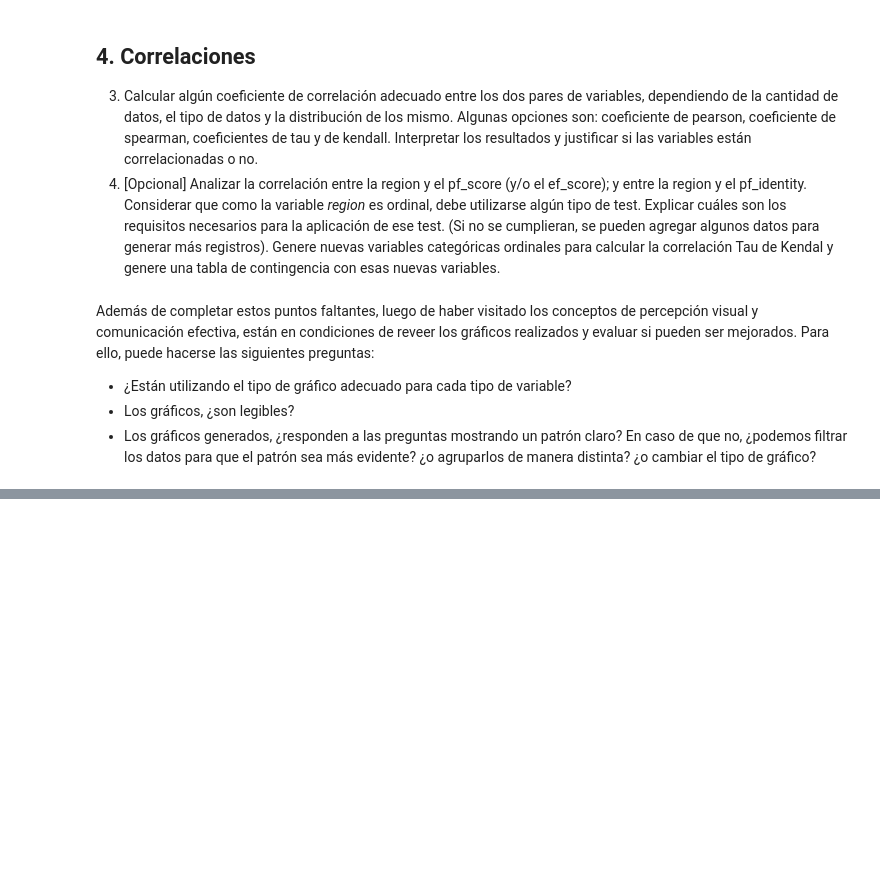
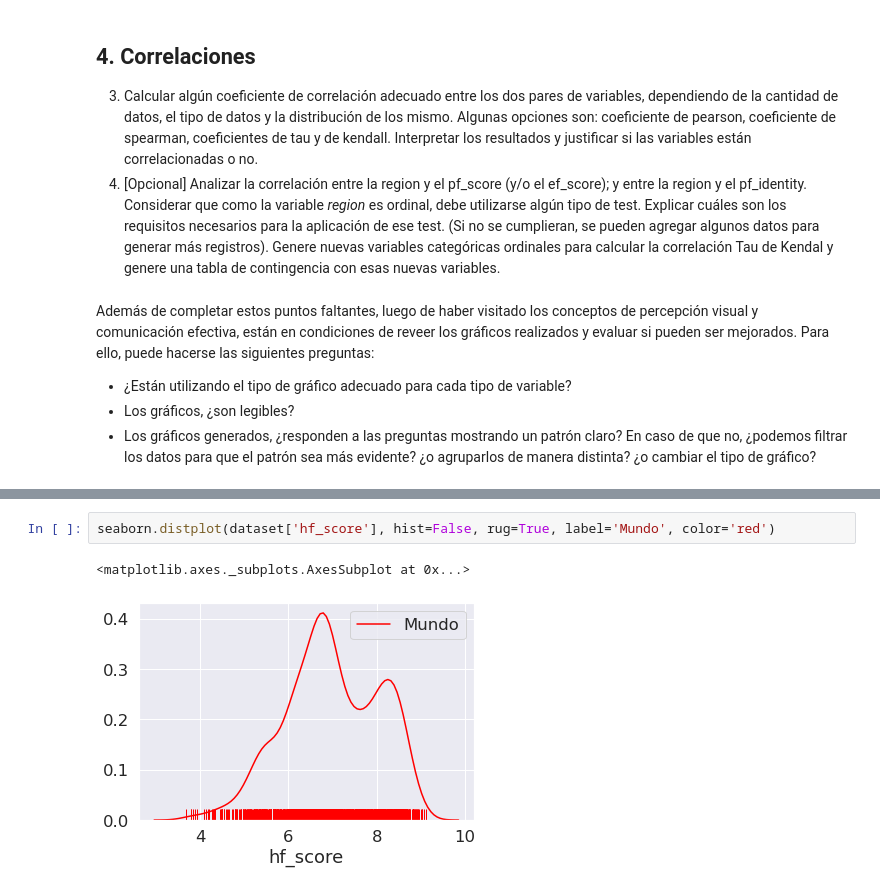
Before and after one commit to diegobcuadro/AyV_Grupo10, a Jupyter notebook: practico.ipynb, the cells around one changed output, grey strips where cells are left out. Drawn from its saved outputs; the diff is of its cells as text; blank space fills up the shorter version.

```diff
--- a/practico.ipynb
+++ b/practico.ipynb
@@ -927,0 +962,5 @@ Además de completar estos puntos faltantes, luego de haber visitado los concept
+# %%
+seaborn.distplot(dataset['hf_score'], hist=False, rug=True, label='Mundo', color='red')
+# %% [output]
+<matplotlib.axes._subplots.AxesSubplot at 0x...>
+[figure, added]
```
Also changed, not shown: parts of 12 cells of this notebook.
